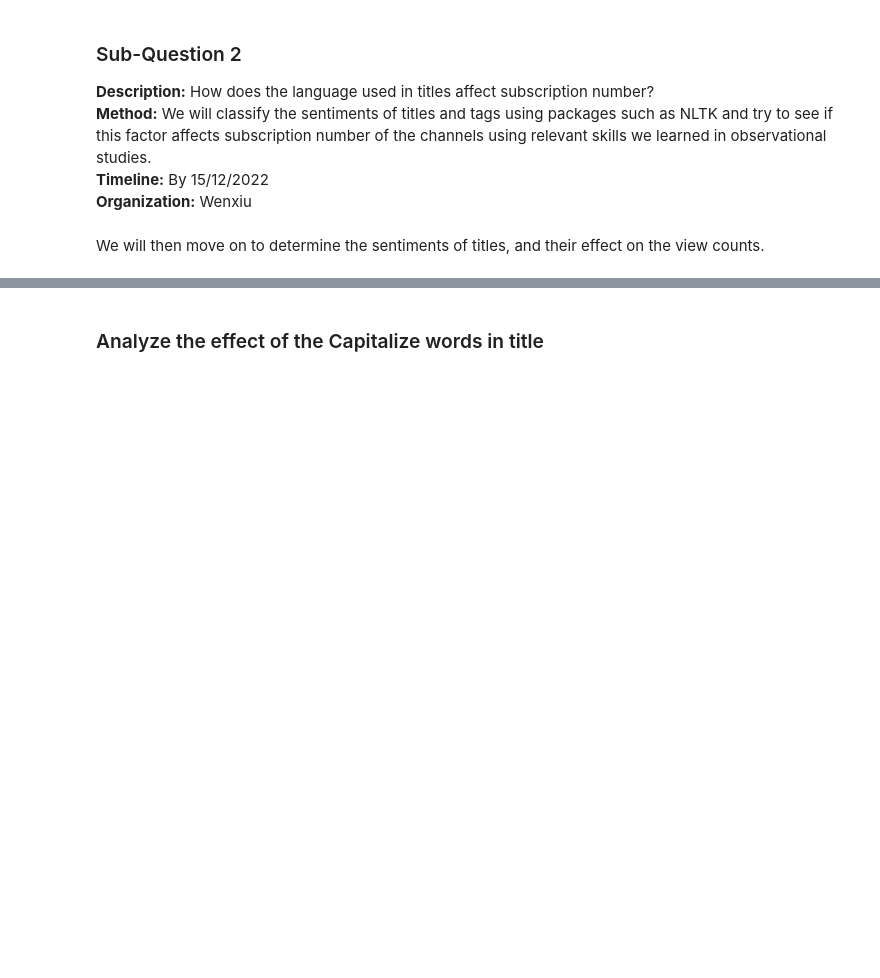
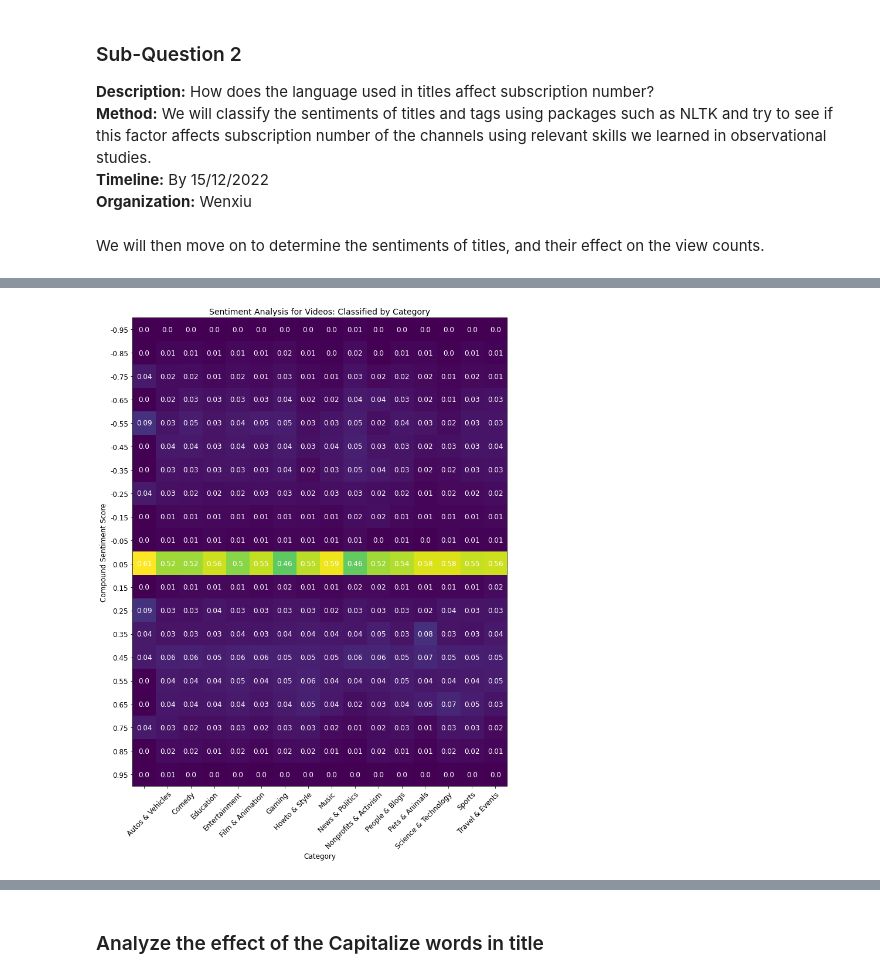
Before and after one commit to epfl-ada/ada-2022-project-adaptation, a Jupyter notebook: MS3_Analysis.ipynb, the cells around one changed output, grey strips where cells are left out. Saved outputs shown, nothing was run; the diff lists cells and outputs as text; code cells hidden in the pictures; blank space fills up the shorter version.

```diff
--- a/MS3_Analysis.ipynb
+++ b/MS3_Analysis.ipynb
@@ -410,0 +385,45 @@ The result of the model suggest that the sentimental score, duration and weekNum
+# %%
+# get category list
+categories_list = np.unique(video_metadatas.categories)
+
+# get bin interval
+bin_step = np.arange(-1, 1.1, 0.1)
+
+# calculate how many videos of each category fall in the corresponding bin
+by_category_data = np.zeros((len(categories_list), len(bin_step) - 1), dtype=int)
+
+for i in np.arange(len(categories_list)):
+    by_category_data[i, ] = np.histogram(
+        video_metadatas[video_metadatas['categories'] == categories_list[i]].title_com_scr, bins=bin_step )[0]
+
+bin_mid_pt = (bin_step[0:-1] + bin_step[1:])/2
+bin_mid_pt = [round(item, 2) for item in list(bin_mid_pt)]
+
+# get
+data = by_category_data.T / (np.sum(by_category_data, axis = 1))
+# %%
+fig, ax = plt.subplots(figsize=(10, 15))
+im = ax.imshow(data)
+
+# Show all ticks and label them with the respective list entries
+ax.set_xticks(np.arange(len(categories_list)), labels=categories_list)
+ax.set_yticks(np.arange(len(bin_mid_pt)), labels=bin_mid_pt)
+
+# Rotate the tick labels and set their alignment.
+plt.setp(ax.get_xticklabels(), rotation=45, ha="right",
+         rotation_mode="anchor")
+
+# Loop over data dimensions and create text annotations.
+for i in range(len(bin_mid_pt)):
+    for j in range(len(categories_list)):
+        text = ax.text(j, i, round(data[i, j], 2),
+                       ha="center", va="center", color="w")
+
+ax.set_title("Sentiment Analysis for Videos: Classified by Category")
+ax.set_xlabel("Category")
+ax.set_ylabel("Compound Sentiment Score")
+
+fig.tight_layout()
+plt.show()
+# %% [output]
+[figure, added]
```
Also changed, not shown: parts of 59 cells of this notebook, 1 other file.
